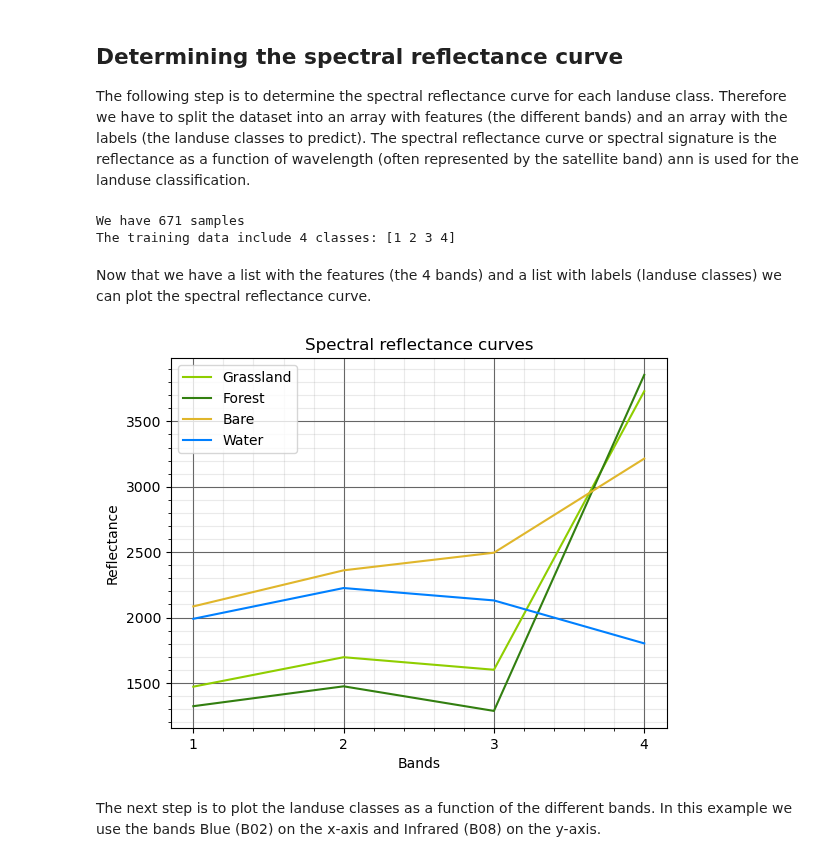
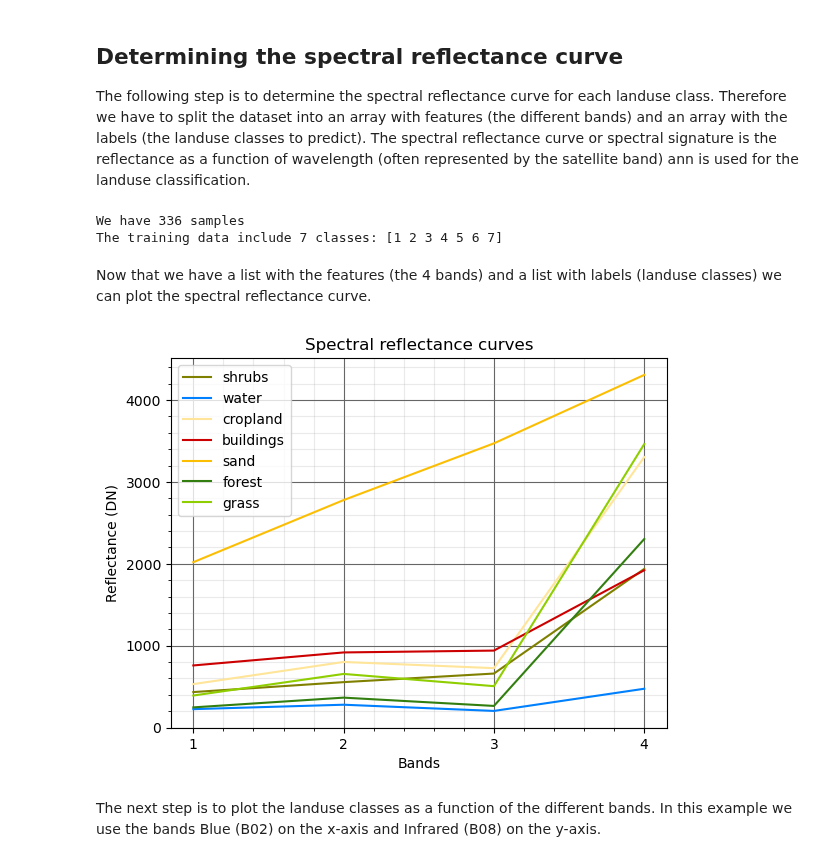
Before and after one commit to MarkTerlien/Quatro-Book-TeM, a Jupyter notebook: supervised_classification.ipynb, the cells around one changed output. Drawn from its saved outputs; the diff is of its cells as text; code cells hidden in the pictures.

Commit message:
Subset for Waalwijk

```diff
--- a/supervised_classification.ipynb
+++ b/supervised_classification.ipynb
@@ -71,8 +72,8 @@ import os
 import glob
 # %%
 # Here we define the demo dataset we are going to use
-Waalwijk = False
-Nepal = True
+Waalwijk = True
+Nepal = False
 # %% [markdown]
 ## Setting the input parameters
 
@@ -87,6 +88,7 @@ if Waalwijk :
 
     # Name shapefile with sample areas and name of column with landuse classes
     sample_areas_vector_file = data_folder + '/samples_areas.shp'
+    sample_areas_vector_file = data_folder + '/sample_points.geojson'
     landuse_column = 'landuse'
 
     # Name of new GeoTIFF file with all bands
@@ -146,10 +148,11 @@ landuse_class_color_dict = {}
 if Waalwijk:
     landuse_class_color_dict['water'] = '#0080ff'
     landuse_class_color_dict['forest'] = '#327f10'
-    landuse_class_color_dict['sand'] = '#ffe599'
+    landuse_class_color_dict['sand'] = '#fcbe03'
     landuse_class_color_dict['grass'] = '#8fce00'
     landuse_class_color_dict['buildings'] = '#cc0000'
-    landuse_class_color_dict['cropland'] = '#fcbe03'
+    landuse_class_color_dict['cropland'] = '#ffe599'
+    landuse_class_color_dict['shrubs'] = '#808000'
 if Nepal:
     landuse_class_color_dict['Water'] = '#0080ff'
     landuse_class_color_dict['Forest'] = '#327f10'
@@ -340,33 +343,35 @@ y = sample_areas_array[(sample_areas_array > 0)]
 # Close file
 sentinel_bands_handle = None
 # %% [output]
-We have 671 samples
-The training data include 4 classes: [1 2 3 4]
+We have 336 samples
+The training data include 7 classes: [1 2 3 4 5 6 7]
 # %% [markdown]
 Now that we have a list with the features (the 4 bands) and a list with labels (landuse classes) we can plot the spectral reflectance curve.
 # %%
 # Make array with number of bands
 band_count = np.arange(1,nr_of_bands + 1)
+band_sentinel = ['B02', 'B03' , 'B04', 'B08']
 
 # Calculate mean reflectance for each band in each class
 classes = np.unique(y)
 for class_type in classes:
-    band_intensity = np.mean(X[y==class_type, :], axis=0)
-    label = id_landuse_class_dict[class_type]
-    plt.plot(band_count, band_intensity, label=label, color=landuse_class_color_dict[label])
+    if class_type > 0 :
+        band_intensity = np.mean(X[y==class_type, :], axis=0)
+        label = id_landuse_class_dict[class_type]
+        plt.plot(band_count, band_intensity, label=label, color=landuse_class_color_dict[label])
 
 # Annotation figure
 plt.title('Spectral reflectance curves')
 plt.gca().xaxis.set_major_locator(plt.MultipleLocator(1))
 plt.legend(loc=0)
 plt.grid(visible=True, which='major', color='#666666', linestyle='-')
 plt.minorticks_on()
 plt.grid(visible=True, which='minor', color='#999999', linestyle='-', alpha=0.2)
 plt.xlabel('Bands')
-plt.ylabel('Reflectance')
+plt.ylabel('Reflectance (DN)')
 plt.show()
 # %% [output]
-[figure, old version]
+[figure, new version]
 # %% [markdown]
 The next step is to plot the landuse classes as a function of the different bands. In this example we use the bands Blue (B02) on the x-axis and Infrared (B08) on the y-axis.
 # %%
```
Also changed, not shown: parts of 14 cells of this notebook, 8 other files.
